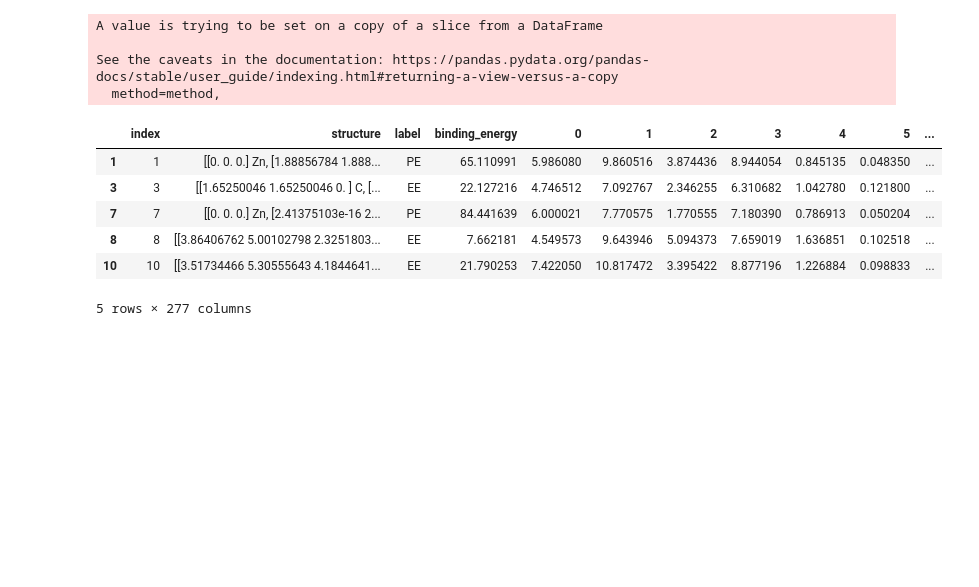
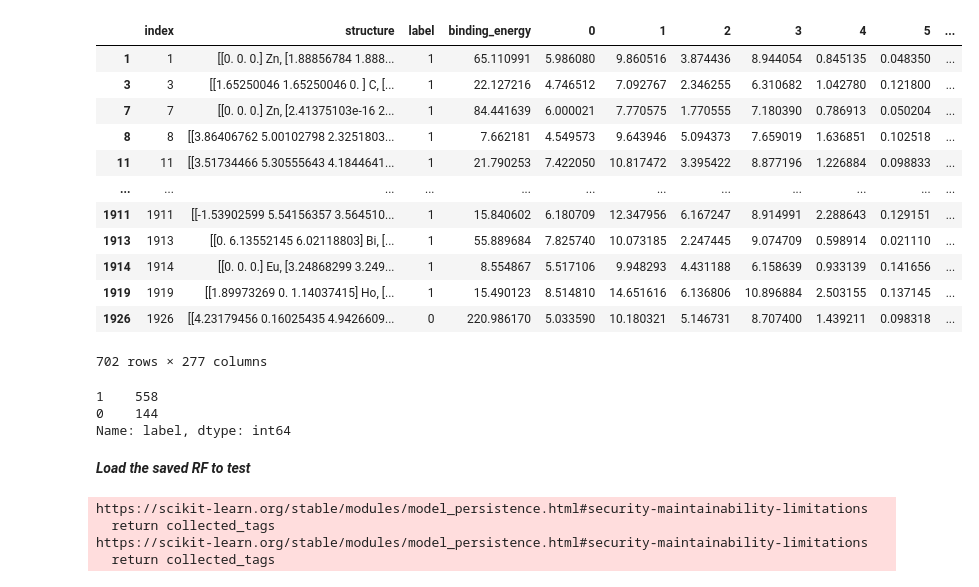
Before and after one commit to Mohammad-vahdat/machine-learning-dimensionalities-and-binding-energy, a Jupyter notebook: NewBE-Testing-AfterRelax.ipynb, the cells around one changed output. Drawn from its saved outputs; the diff is of its cells as text; code cells hidden in the pictures; blank space fills up the shorter version.

```diff
--- a/NewBE-Testing-AfterRelax.ipynb
+++ b/NewBE-Testing-AfterRelax.ipynb
@@ -118,19 +24,30 @@ df_features
 # %%
-df_features.replace(to_replace='PE', value='EE', inplace=True)
-df_features.replace(to_replace='EE', value=1, inplace=True)
-df_features.replace(to_replace='HBE', value=0, inplace=True)
-df_features.head()
+df_features = df_features.dropna()
+df_features['label'].replace(to_replace='PE', value='EE', inplace=True)
+df_features['label'].replace(to_replace='EE', value=1, inplace=True)
+df_features['label'].replace(to_replace='HBE', value=0, inplace=True)
+df_features
 # %% [output]
+|  | index | structure | label | binding_energy | 0 | 1 | 2 | 3 | 4 | 5 | ... |
+| 1 | 1 | [[0. 0. 0.] Zn, [1.88856784 1.888... | 1 | 65.110991 | 5.986080 | 9.860516 | 3.874436 | 8.944054 | 0.845135 | 0.048350 | ... |
+| 3 | 3 | [[1.65250046 1.65250046 0. ] C, [... | 1 | 22.127216 | 4.746512 | 7.092767 | 2.346255 | 6.310682 | 1.042780 | 0.121800 | ... |
+| 7 | 7 | [[0. 0. 0.] Zn, [2.41375103e-16 2... | 1 | 84.441639 | 6.000021 | 7.770575 | 1.770555 | 7.180390 | 0.786913 | 0.050204 | ... |
+| 8 | 8 | [[3.86406762 5.00102798 2.3251803... | 1 | 7.662181 | 4.549573 | 9.643946 | 5.094373 | 7.659019 | 1.636851 | 0.102518 | ... |
+| 11 | 11 | [[3.51734466 5.30555643 4.1844641... | 1 | 21.790253 | 7.422050 | 10.817472 | 3.395422 | 8.877196 | 1.226884 | 0.098833 | ... |
+| ... | ... | ... | ... | ... | ... | ... | ... | ... | ... | ... | ... |
+| 1911 | 1911 | [[-1.53902599 5.54156357 3.564510... | 1 | 15.840602 | 6.180709 | 12.347956 | 6.167247 | 8.914991 | 2.288643 | 0.129151 | ... |
+| 1913 | 1913 | [[0. 6.13552145 6.02118803] Bi, [... | 1 | 55.889684 | 7.825740 | 10.073185 | 2.247445 | 9.074709 | 0.598914 | 0.021110 | ... |
+| 1914 | 1914 | [[0. 0. 0.] Eu, [3.24868299 3.249... | 1 | 8.554867 | 5.517106 | 9.948293 | 4.431188 | 6.158639 | 0.933139 | 0.141656 | ... |
+| 1919 | 1919 | [[1.89973269 0. 1.14037415] Ho, [... | 1 | 15.490123 | 8.514810 | 14.651616 | 6.136806 | 10.896884 | 2.503155 | 0.137145 | ... |
+| 1926 | 1926 | [[4.23179456 0.16025435 4.9426609... | 0 | 220.986170 | 5.033590 | 10.180321 | 5.146731 | 8.707400 | 1.439211 | 0.098318 | ... |
-A value is trying to be set on a copy of a slice from a DataFrame
-
-See the caveats in the documentation: https://pandas.pydata.org/pandas-docs/stable/user_guide/indexing.html#returning-a-view-versus-a-copy
-  method=method,
+702 rows × 277 columns
-|  | index | structure | label | binding_energy | 0 | 1 | 2 | 3 | 4 | 5 | ... |
-| 1 | 1 | [[0. 0. 0.] Zn, [1.88856784 1.888... | PE | 65.110991 | 5.986080 | 9.860516 | 3.874436 | 8.944054 | 0.845135 | 0.048350 | ... |
-| 3 | 3 | [[1.65250046 1.65250046 0. ] C, [... | EE | 22.127216 | 4.746512 | 7.092767 | 2.346255 | 6.310682 | 1.042780 | 0.121800 | ... |
-| 7 | 7 | [[0. 0. 0.] Zn, [2.41375103e-16 2... | PE | 84.441639 | 6.000021 | 7.770575 | 1.770555 | 7.180390 | 0.786913 | 0.050204 | ... |
-| 8 | 8 | [[3.86406762 5.00102798 2.3251803... | EE | 7.662181 | 4.549573 | 9.643946 | 5.094373 | 7.659019 | 1.636851 | 0.102518 | ... |
-| 10 | 10 | [[3.51734466 5.30555643 4.1844641... | EE | 21.790253 | 7.422050 | 10.817472 | 3.395422 | 8.877196 | 1.226884 | 0.098833 | ... |
-5 rows × 277 columns
 # %%
 X_NewBE = df_features.drop(['label','index', 'structure', 'binding_energy'], axis = 1).values
+# %%
+df_features['label'].value_counts()
+# %% [output]
+1    558
+0    144
+Name: label, dtype: int64
+# %% [markdown]
+***Load the saved RF to test***
@@ -137 +56,8 @@ X_NewBE = df_features.drop(['label','index', 'structure', 'binding_energy'], axi
+# %%
+loaded_RF = joblib.load("random_forest_model.joblib")
+# %% [output]
+https://scikit-learn.org/stable/modules/model_persistence.html#security-maintainability-limitations
+  return collected_tags
+https://scikit-learn.org/stable/modules/model_persistence.html#security-maintainability-limitations
+  return collected_tags
 # %%
```
Also changed, not shown: parts of 32 cells of this notebook, 3 other files.
